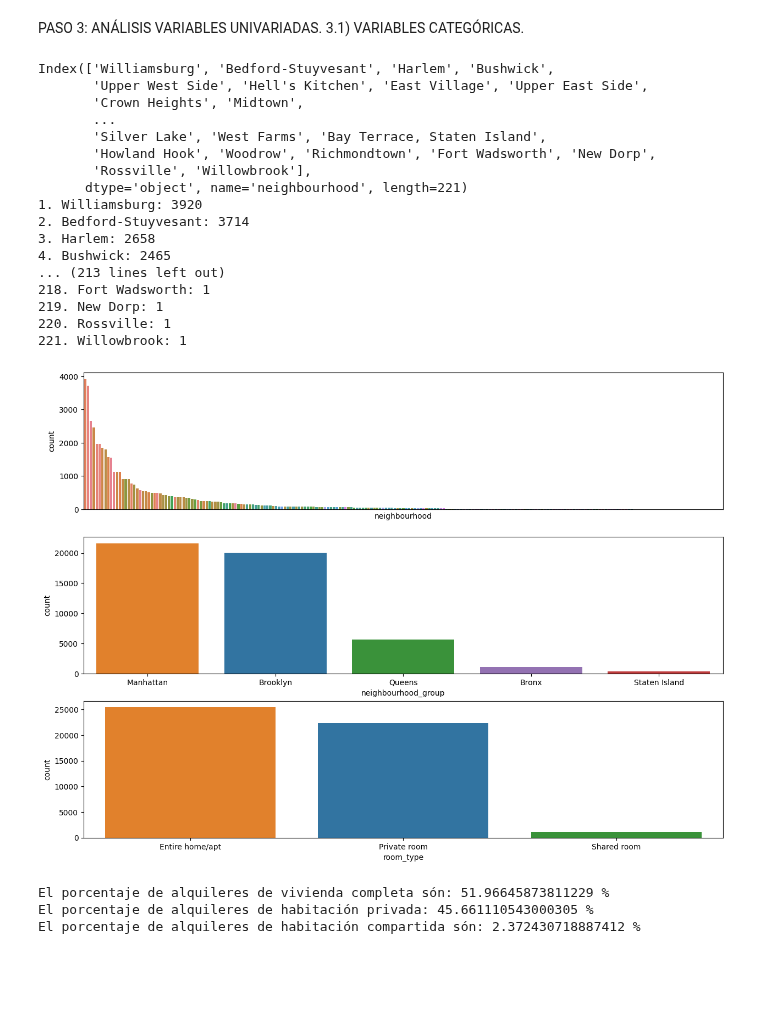
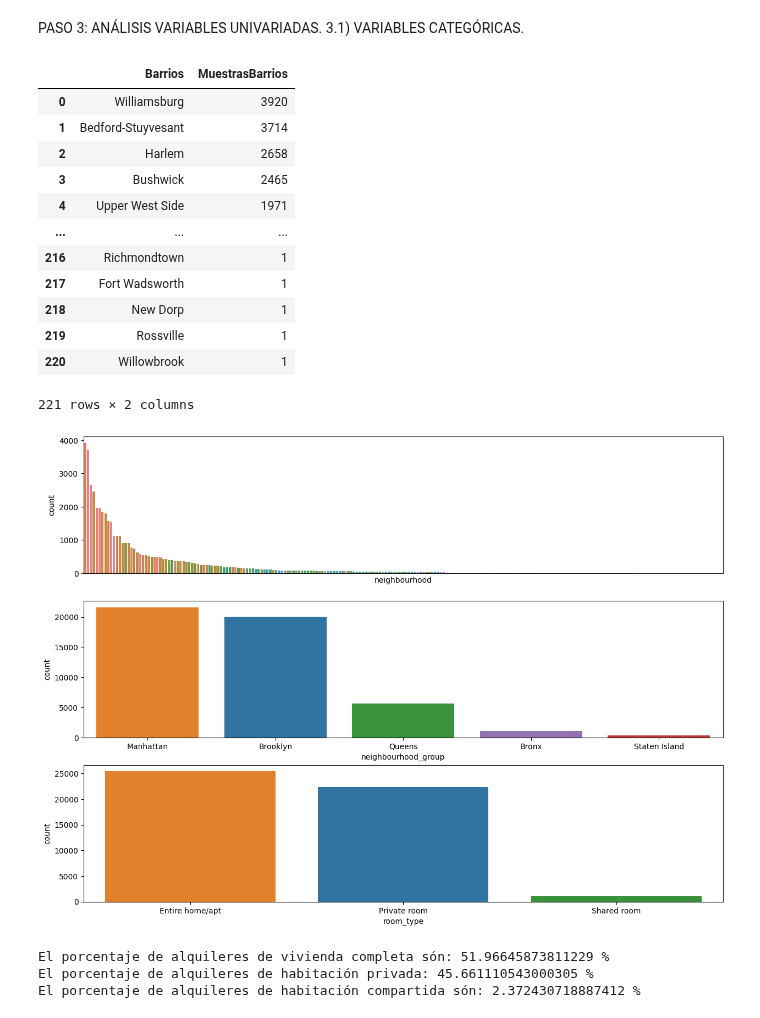
Before and after one commit to JosBerGon34/4GA.DataScience, a Jupyter notebook: src/explore.ipynb, the cells around one changed output. Drawn from its saved outputs; the diff is of its cells as text; code cells hidden in the pictures; blank space fills up the shorter version.

```diff
--- a/src/explore.ipynb
+++ b/src/explore.ipynb
@@ -49,7 +49,7 @@ Hacemos un breve analisis de nuestros datos (variables) por columnas.
 # %%
 #Eliminamos las columnas que no nos interese para correlacionar
 #con nuestra variable target
-df_rawdata.drop(['name','host_name','id', 'host_id',], inplace=True, axis=1)
+df_rawdata.drop(['name','host_name','id', 'host_id','last_review'], inplace=True, axis=1)
 #Podemos calcular la cantidad de nulls por columna, es decir datos
 #erróneos o no insertados al indice
 nulls = df_rawdata.isnull().sum()
@@ -75,6 +74,5 @@ Por la cantidad de nulls que hay en ['last_review'] y ['reviews_per_month''] ten
 # %%
 #Volvemos a eliminar columnas del DF.
-df_rawdata.drop(['last_review'], inplace=True, axis=1)
 #Para Visualizar que se ha eliminado
 #podemos printear de nuevo el null
 nulls = df_rawdata.isnull().sum()
@@ -133,22 +131,7 @@ memory usage: 4.1+ MB
 #como si de una categórica sin importancia se tratase, decido usar la moda para rellenar datos,
 #aun así podria ser importante ya que al haber mas reviews hay muchos clientes necesitan
 #informacion para coger la confianza al usar X servicios.
-df_rawdata['reviews_per_month'] = df_rawdata['reviews_per_month'].fillna(df_rawdata['reviews_per_month'].mode())
+df_rawdata['reviews_per_month'] = df_rawdata['reviews_per_month'].fillna(df_rawdata['reviews_per_month'].min())
 df_rawdata.head(4)
 #Nos aseguramos que los datos de NA en ['reviews_per_month'] se han modificado.
-'''
-Observando el dataset de forma general, nos hacemos una idea de las principales variables que afectan
-al precio:
--Numero minimo de noches de estancia, ['minimum_nights'] , variable numerica.
--Tipo de alquiler, habitacion o inmueble completo ['room_type'], variable categórica.
--['number_of_reviews'], variable numerica.
--['reviews_per_month'], variable numerica
--POR QUESTIONES DE UBICACIÓN TENEMOS VARIAS VARIABLES:
-    -['neighbourhood_group'], variable categórica
-    -['neighbourhood'], variable categórica
-    -['latitude'], variable numerica
-    -['Longitud'], variable numerica
-
-
-    '''
 # %% [output]
@@ -159,51 +164,47 @@ PASO 3: ANÁLISIS VARIABLES UNIVARIADAS.
 # %%
 #VARIABLES CATEGÓRICAS.
 fig, axis = plt.subplots(3, 1, figsize = (15, 11))
 #Creamos 3 subgraficos en el conjunto,['room_types'], ['neighbourhood'] y ['neighbourhood_group'], analizando la cantidad de veces que aparece
 #una variable categorica y sacar conclusiones. Es decir el eje Y de cada subplot sera la cantidad y el
 #eje x seran los valores categoricos de una columna, ordenandolo por orden de aparicion en el indice.
 sns.countplot(ax = axis[0],
-                data = df_rawdata,
-                    x = "neighbourhood",
-                        hue = "neighbourhood",
-                            order=df_rawdata['neighbourhood'].sort_values().value_counts().index).set_xticks([])
+              data = df_rawdata,
+              x = "neighbourhood",
+              hue = "neighbourhood",
+              order=df_rawdata['neighbourhood'].sort_values().value_counts().index).set_xticks([])
 #Con .set_xticks([]) suprimimos la aparicion descriptiva para cada punto de X.
 sns.countplot(ax = axis[1],
               data = df_rawdata,
               x = "neighbourhood_group",
               hue = "neighbourhood_group",
               order=df_rawdata['neighbourhood_group'].sort_values().value_counts().index)
 # Crear el gráfico de conteo
 sns.countplot(ax=axis[2],
               data=df_rawdata,
               x="room_type",
               hue="room_type",
               order=df_rawdata['room_type'].sort_values().value_counts().index)
 #Por si queremos analizar el conteo por barrios para una evaluación mas
-#detallada aplicamos el siguiente codigo.
+#detallada guardamos en un dataframe exclusivo para sacar cálculos de los
+#barrios.
 counts = df_rawdata['neighbourhood'].value_counts()
-neighborhoods = counts.index
-print(neighborhoods)
-for i, neighborhood in enumerate(neighborhoods):
-    print(f"{i+1}. {neighborhood}: {counts[neighborhood]}")
+neighborhoods = pd.DataFrame({'counts.index': counts.index, 'counts': counts.values})
+neighborhoods.columns = ['Barrios', 'MuestrasBarrios']
+neighborhoods
 # %% [output]
+|  | Barrios | MuestrasBarrios |
+| 0 | Williamsburg | 3920 |
+| 1 | Bedford-Stuyvesant | 3714 |
+| 2 | Harlem | 2658 |
+| 3 | Bushwick | 2465 |
+| 4 | Upper West Side | 1971 |
+| ... | ... | ... |
+| 216 | Richmondtown | 1 |
+| 217 | Fort Wadsworth | 1 |
+| 218 | New Dorp | 1 |
+| 219 | Rossville | 1 |
+| 220 | Willowbrook | 1 |
-Index(['Williamsburg', 'Bedford-Stuyvesant', 'Harlem', 'Bushwick',
-       'Upper West Side', 'Hell's Kitchen', 'East Village', 'Upper East Side',
-       'Crown Heights', 'Midtown',
-       ...
-       'Silver Lake', 'West Farms', 'Bay Terrace, Staten Island',
-       'Howland Hook', 'Woodrow', 'Richmondtown', 'Fort Wadsworth', 'New Dorp',
-       'Rossville', 'Willowbrook'],
-      dtype='object', name='neighbourhood', length=221)
-1. Williamsburg: 3920
-2. Bedford-Stuyvesant: 3714
-3. Harlem: 2658
-4. Bushwick: 2465
-... (213 lines left out)
-218. Fort Wadsworth: 1
-219. New Dorp: 1
-220. Rossville: 1
-221. Willowbrook: 1
+221 rows × 2 columns
 [figure]
 # %%
 # Realizaremos los tipos de porcentajes por tipo de servicio para entender las tendencias de los clientes.
```
Also changed, not shown: parts of 6 cells of this notebook.
